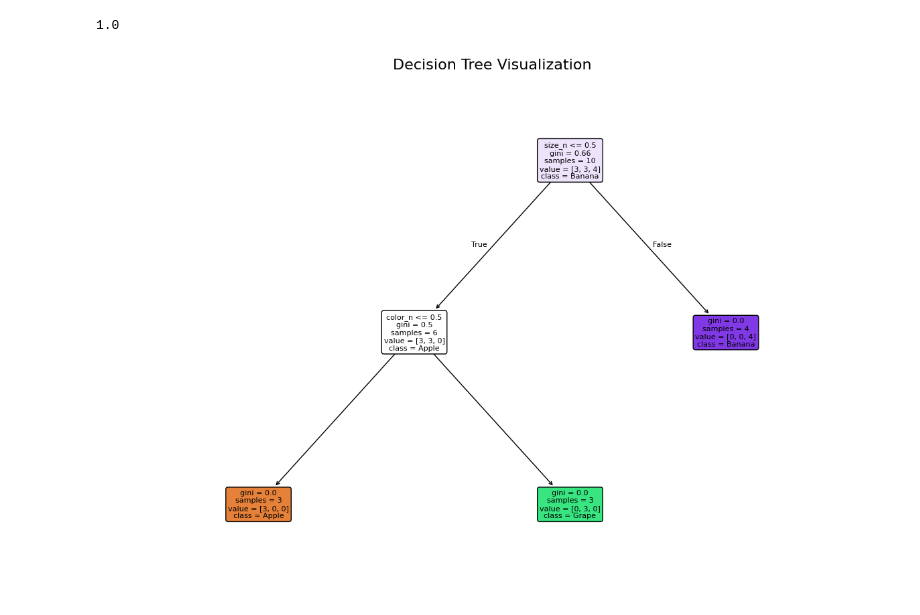
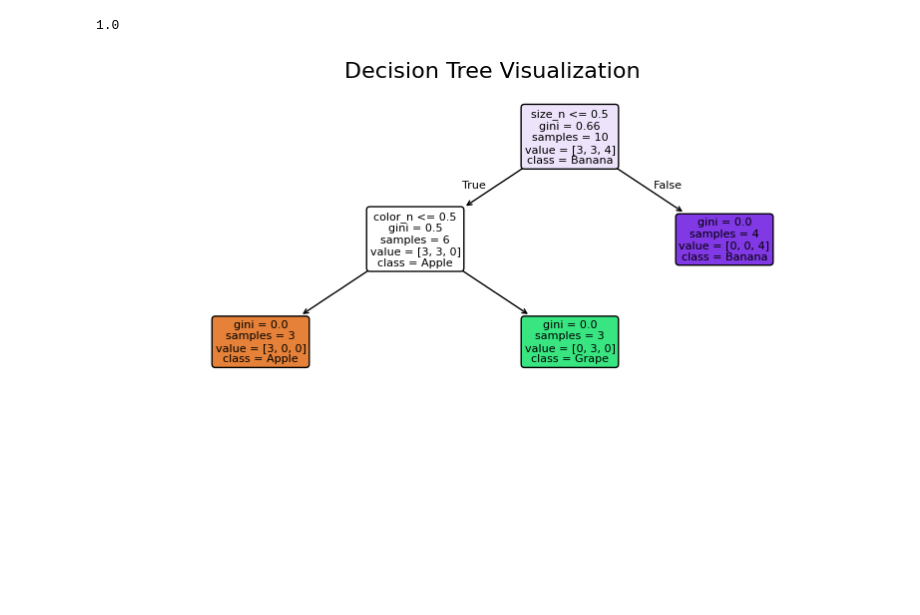
Before and after one commit to meanish/Machine_Learning_basics, a Jupyter notebook: decisiontree/decision1.ipynb, the cells around one changed output. Saved outputs shown, nothing was run; the diff lists cells and outputs as text; code cells hidden in the pictures; blank space fills up the shorter version.

```diff
--- a/decisiontree/decision1.ipynb
+++ b/decisiontree/decision1.ipynb
@@ -75,10 +75,10 @@ model.score(X,Y)
 # %%
 #visualizzze in decision tree
 from sklearn.tree import plot_tree
 
-plt.figure(figsize=(15, 10))
-plot_tree(model, feature_names=['size_n', 'color_n'],class_names=data['target'].unique(), filled=True, rounded=True, fontsize=8)
+plt.figure(figsize=(10,4))
+plot_tree(model, feature_names=['size_n', 'color_n'], class_names=data['target'].unique(), filled=True, rounded=True, fontsize=8)
 plt.title('Decision Tree Visualization', fontsize=16)
 plt.show()
 # %% [output]
-[figure, old version]
+[figure, new version]
```
Also changed, not shown: 7 other files.
